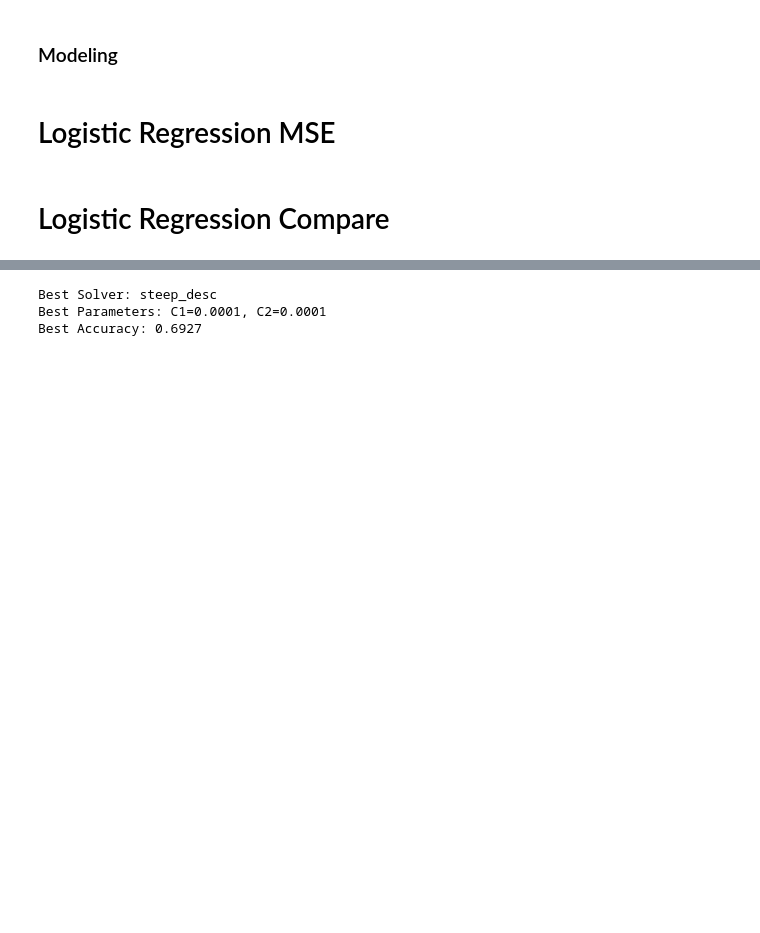
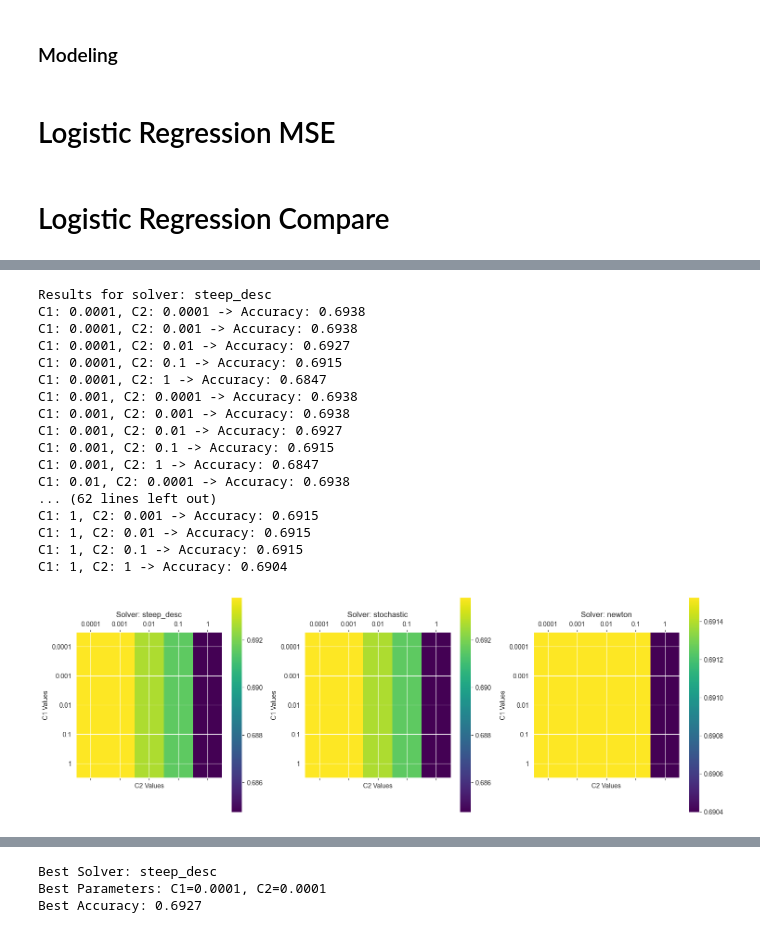
Before and after one commit to CloudMelanie/ml-lab3, a Jupyter notebook: Lab3.ipynb, the cells around one changed output, grey strips where cells are left out. Drawn from its saved outputs; the diff is of its cells as text; code cells hidden in the pictures; blank space fills up the shorter version.

```diff
--- a/Lab3.ipynb
+++ b/Lab3.ipynb
@@ -440,0 +475,80 @@ C1: 1, C2: 1 -> Accuracy: 0.6904
+# %%
+# Define the range of C1 and C2 values to test
+C1_values = [0.0001, 0.001, 0.01, 0.1, 1]
+C2_values = [0.0001, 0.001, 0.01, 0.1, 1]
+
+# Define the solvers to test
+solvers = ["steep_desc", "stochastic", "newton"]
+
+# Initialize a dictionary to store the results
+results  = {}
+# Iterate over each solver
+for solver in solvers:
+    results[solver] = {}
+    # Iterate over each combination of C1 and C2
+    for C1 in C1_values:
+        for C2 in C2_values:
+            # Initialize the logistic regression model
+            model = LogisticRegression(eta=0.01, iterations=100, C1=C1, C2=C2, solver=solver, regularization='l2')
+            # Fit the model on the training data
+            model.fit(X_train, y_train)
+            # Predict on the test data
+            y_pred = model.predict(X_test)
+            # Calculate the accuracy
+            accuracy = accuracy_score(y_test, y_pred)
+            # Store the result
+            results[solver][(C1, C2)] = accuracy
+
+# Print the results and store
+for solver in results:
+    print(f"Results for solver: {solver}")
+    for (C1, C2), accuracy in results[solver].items():
+        print(f"C1: {C1}, C2: {C2} -> Accuracy: {accuracy:.4f}")
+
+# Plot heatmaps for each solver
+fig, axes = plt.subplots(1, len(solvers), figsize=(15, 5))
+
+for idx, solver in enumerate(solvers):
+    # Extract accuracy values for plotting
+    accuracy_matrix = np.array([
+        [results[solver][(C1, C2)] for C2 in C2_values]
+        for C1 in C1_values
+    ])
+
+    # Plot heatmap
+    ax = axes[idx]
+    cax = ax.matshow(accuracy_matrix, cmap='viridis')
+    fig.colorbar(cax, ax=ax)
+
+    # Set ticks and labels
+    ax.set_xticks(np.arange(len(C2_values)))
+    ax.set_yticks(np.arange(len(C1_values)))
+    ax.set_xticklabels(C2_values)
+    ax.set_yticklabels(C1_values)
+
+    ax.set_xlabel('C2 Values')
+    ax.set_ylabel('C1 Values')
+    ax.set_title(f'Solver: {solver}')
+
+# Adjust layout
+plt.tight_layout()
+plt.show()
+# %% [output]
+Results for solver: steep_desc
+C1: 0.0001, C2: 0.0001 -> Accuracy: 0.6938
+C1: 0.0001, C2: 0.001 -> Accuracy: 0.6938
+C1: 0.0001, C2: 0.01 -> Accuracy: 0.6927
+C1: 0.0001, C2: 0.1 -> Accuracy: 0.6915
+C1: 0.0001, C2: 1 -> Accuracy: 0.6847
+C1: 0.001, C2: 0.0001 -> Accuracy: 0.6938
+C1: 0.001, C2: 0.001 -> Accuracy: 0.6938
+C1: 0.001, C2: 0.01 -> Accuracy: 0.6927
+C1: 0.001, C2: 0.1 -> Accuracy: 0.6915
+C1: 0.001, C2: 1 -> Accuracy: 0.6847
+C1: 0.01, C2: 0.0001 -> Accuracy: 0.6938
+... (62 lines left out)
+C1: 1, C2: 0.001 -> Accuracy: 0.6915
+C1: 1, C2: 0.01 -> Accuracy: 0.6915
+C1: 1, C2: 0.1 -> Accuracy: 0.6915
+C1: 1, C2: 1 -> Accuracy: 0.6904
+[figure, added]
```
Also changed, not shown: parts of 5 cells of this notebook.
